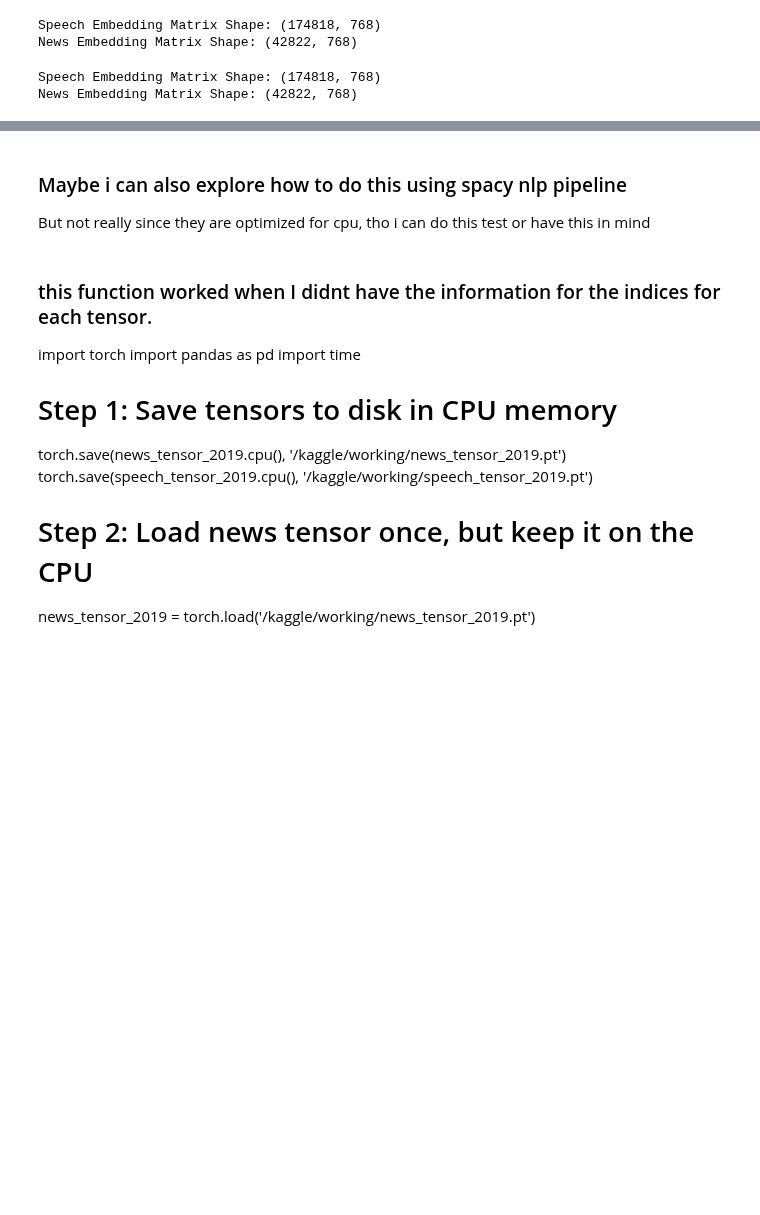
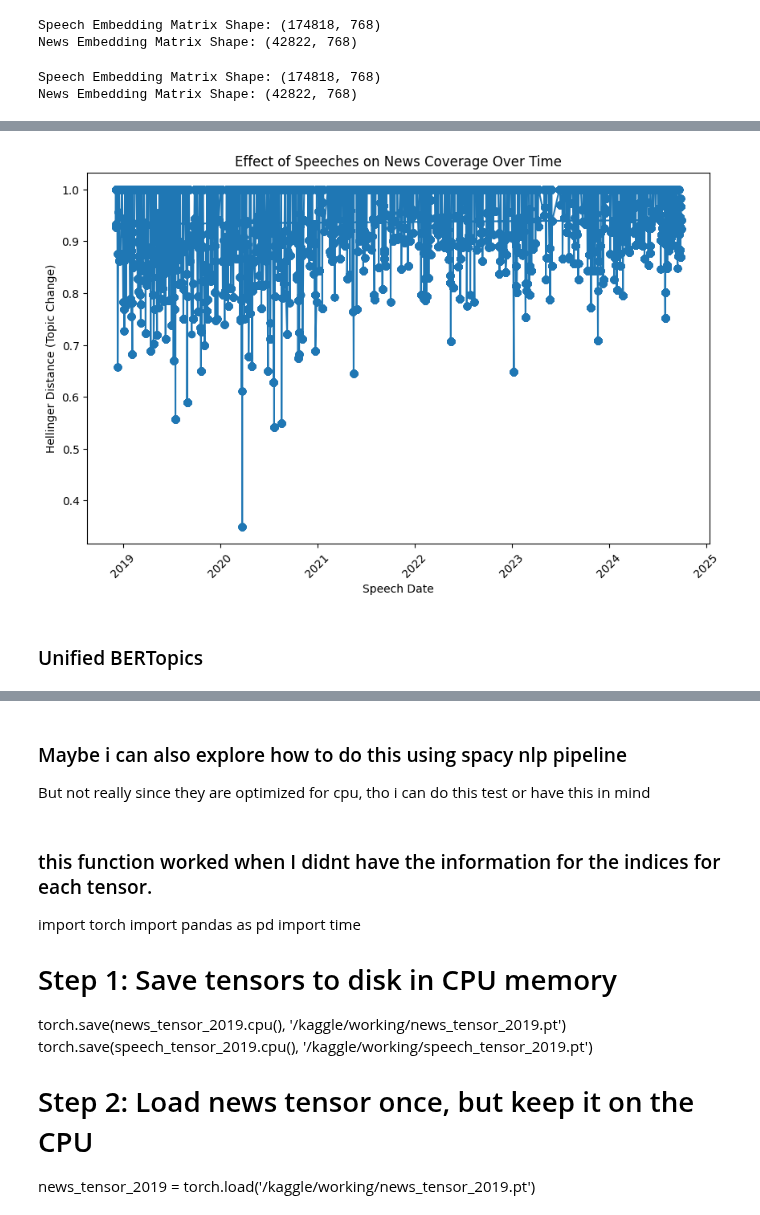
Before and after one commit to lramir14/MDS_thesis, a Jupyter notebook: efficient-similarity.ipynb, the cells around one changed output, grey strips where cells are left out. Cells and saved outputs as stored; diff of their text form; code cells hidden in the pictures; blank space fills up the shorter version.

Commit message:
Kaggle Notebook | efficient_similarity | hellinger and other measures for effect capturing

```diff
--- a/efficient-similarity.ipynb
+++ b/efficient-similarity.ipynb
@@ -951,0 +878,19 @@ ValueError: Found array with 0 feature(s) (shape=(5000, 0)) while a minimum of 1
+# %%
+import numpy as np
+def hellinger(p, q):
+    return np.sqrt(0.5 * np.sum((np.sqrt(p) - np.sqrt(q))**2))
+# %%
+import numpy as np
+import pandas as pd
+from collections import Counter
+
+# Define Hellinger Distance manually
+def hellinger(p, q):
+    return np.sqrt(0.5 * np.sum((np.sqrt(p) - np.sqrt(q))**2))
+
+# Convert dates to datetime format
+speeches_embeddings['date'] = pd.to_datetime(speeches_embeddings['date'])
+news_embeddings['Date'] = pd.to_datetime(news_embeddings['Date'])
+
+# Define the time window (e.g., 3 days before and 3 days after)
+time_window = 1
@@ -951,0 +957,15 @@ ValueError: Found array with 0 feature(s) (shape=(5000, 0)) while a minimum of 1
+# %%
+# Plot results
+import matplotlib.pyplot as plt
+
+plt.figure(figsize=(10, 6))
+plt.plot(hellinger_df['speech_date'], hellinger_df['hellinger_distance'], marker='o', linestyle='-')
+plt.xlabel("Speech Date")
+plt.ylabel("Hellinger Distance (Topic Change)")
+plt.title("Effect of Speeches on News Coverage Over Time")
+plt.xticks(rotation=45)
+plt.show()
+# %% [output]
+[figure, added]
+# %% [markdown]
+### Unified BERTopics
```
Also changed, not shown: parts of 19 cells of this notebook.
